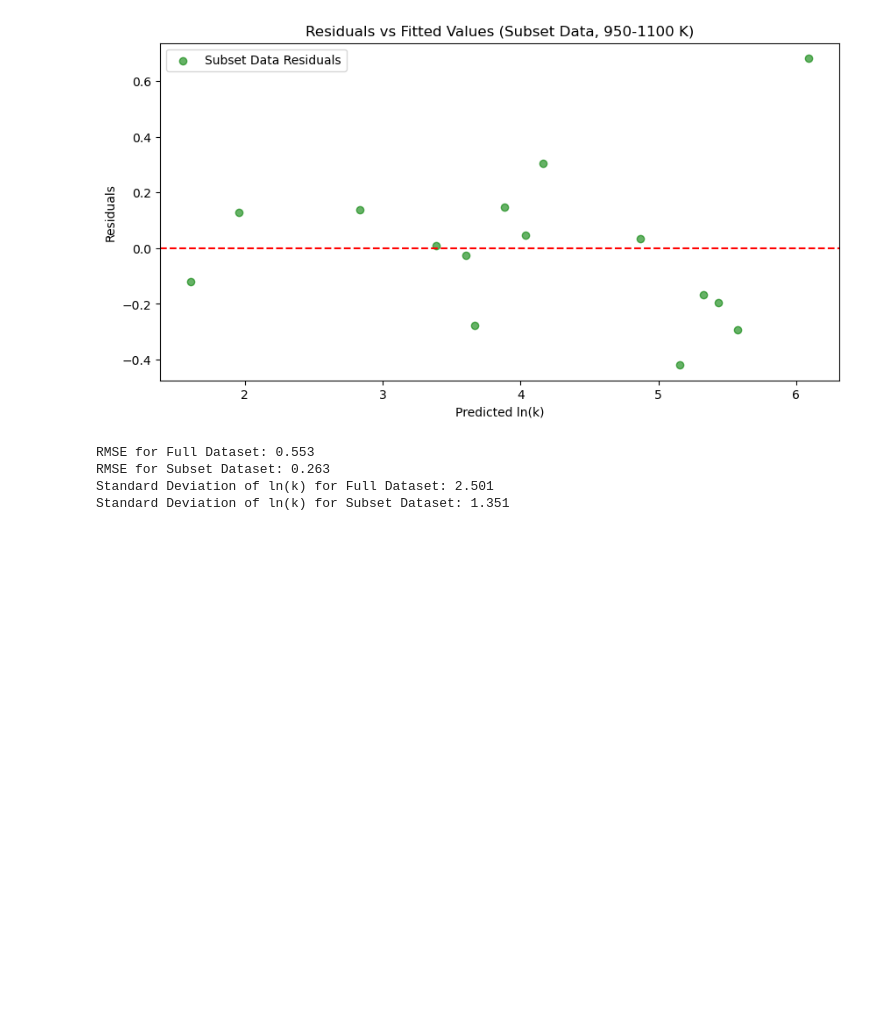
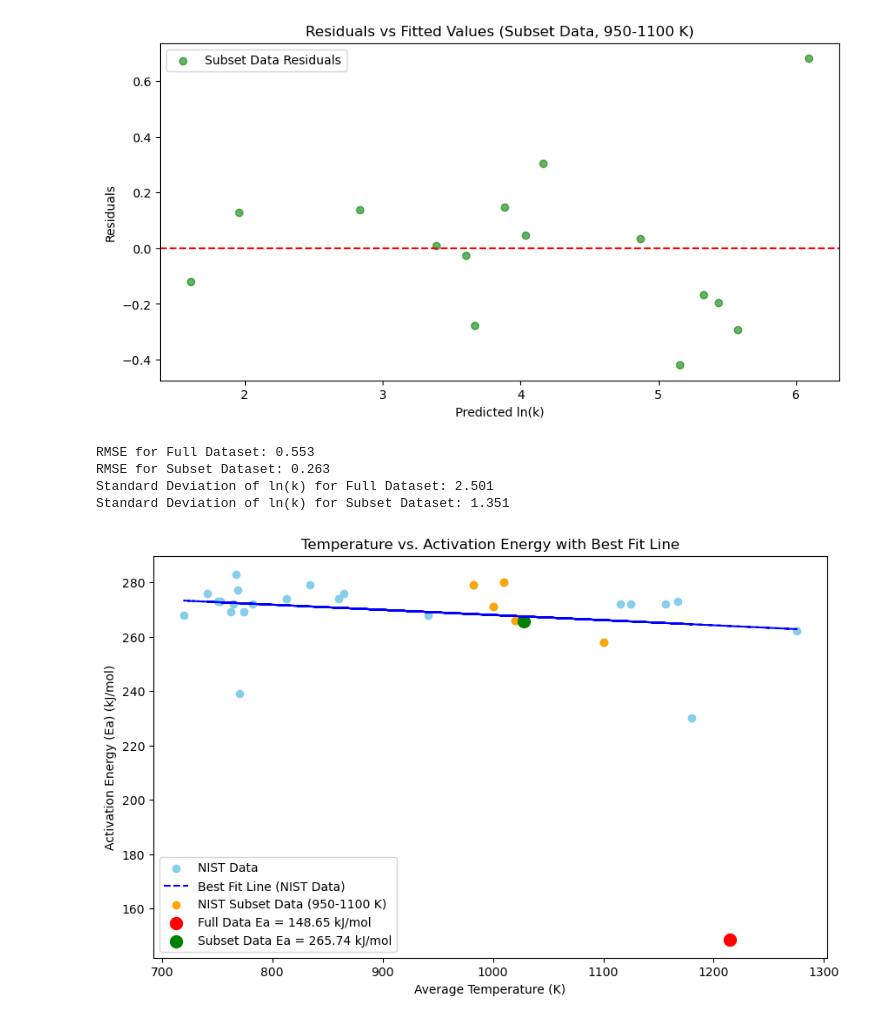
Before and after one commit to nickhardman3/y3_DataScience_Assignment1, a Jupyter notebook: Assignment1.ipynb, the cells around one changed output. Drawn from its saved outputs; the diff is of its cells as text; code cells hidden in the pictures; blank space fills up the shorter version.

Commit message:
Added scatter plot comparing the values obtained from question a) against the NIST data to see the accuracy of the acivation energies

```diff
--- a/Assignment1.ipynb
+++ b/Assignment1.ipynb
@@ -9,7 +9,7 @@ from sklearn.metrics import r2_score
 from sklearn.utils import resample
 # %%
 A1 = pd.read_csv('Arrh1.csv')
-A2 = pd.read_csv('Arrh2.csv')
+nist_data = pd.read_csv('Arrh2.csv')
 # %%
 A1['ln_k'] = np.log(A1['k [s-1]'])
 A1['1/T'] = 1 / A1['T [K]']
@@ -131,3 +133,40 @@ RMSE for Full Dataset: 0.553
 RMSE for Subset Dataset: 0.263
 Standard Deviation of ln(k) for Full Dataset: 2.501
 Standard Deviation of ln(k) for Subset Dataset: 1.351
+# %%
+nist_data[['Temp_min', 'Temp_max']] = nist_data['Temp [K]'].str.split(' - ', expand=True).astype(float)
+nist_data['Temp_avg'] = nist_data[['Temp_min', 'Temp_max']].mean(axis=1)
+
+nist_subset = nist_data[(nist_data['Temp_avg'] >= 950) & (nist_data['Temp_avg'] <= 1100)]
+# %%
+temp_avg_full = nist_data['Temp_avg']
+ea_full = nist_data['Ea [kJ/mol]']
+
+temp_avg_subset = nist_subset['Temp_avg']
+ea_subset = nist_subset['Ea [kJ/mol]']
+
+avg_temp = A1['T [K]'].mean()
+avg_temp_subset = subset['T [K]'].mean()
+
+x_full = temp_avg_full.values.reshape(-1, 1)
+y_full = ea_full.values
+model_full = LinearRegression().fit(x_full, y_full)
+y_pred_full = model_full.predict(x_full)
+
+plt.figure(figsize=(10, 6))
+
+plt.scatter(temp_avg_full, ea_full, color='skyblue', label='NIST Data')
+plt.plot(temp_avg_full, y_pred_full, color='blue', linestyle='--', label='Best Fit Line (NIST Data)')
+
+plt.scatter(temp_avg_subset, ea_subset, color='orange', label='NIST Subset Data (950-1100 K)')
+
+plt.scatter([avg_temp], [Ea_full], color='red', marker='o', s=100, label=f'Full Data Ea = {Ea_full:.2f} kJ/mol')
+plt.scatter([avg_temp_subset], [Ea_subset], color='green', marker='o', s=100, label=f'Subset Data Ea = {Ea_subset:.2f} kJ/mol')
+
+plt.xlabel('Average Temperature (K)')
+plt.ylabel('Activation Energy (Ea) (kJ/mol)')
+plt.title('Temperature vs. Activation Energy with Best Fit Line')
+plt.legend()
+plt.show()
+# %% [output]
+[figure, added]
```
Also changed, not shown: parts of 2 cells of this notebook.
